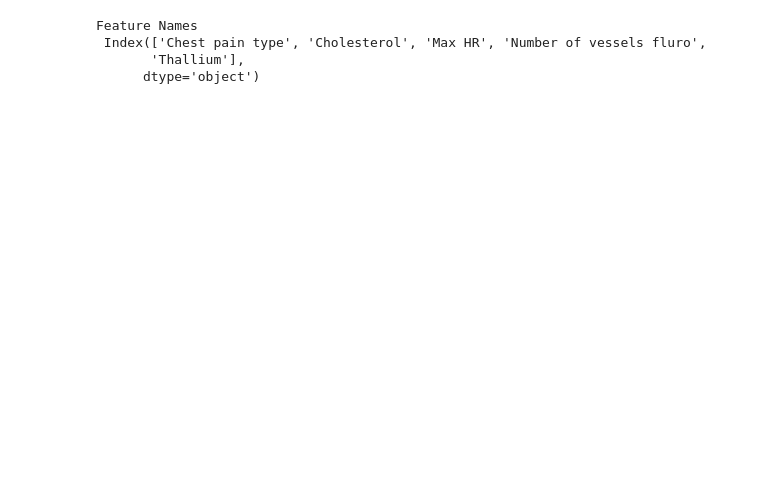
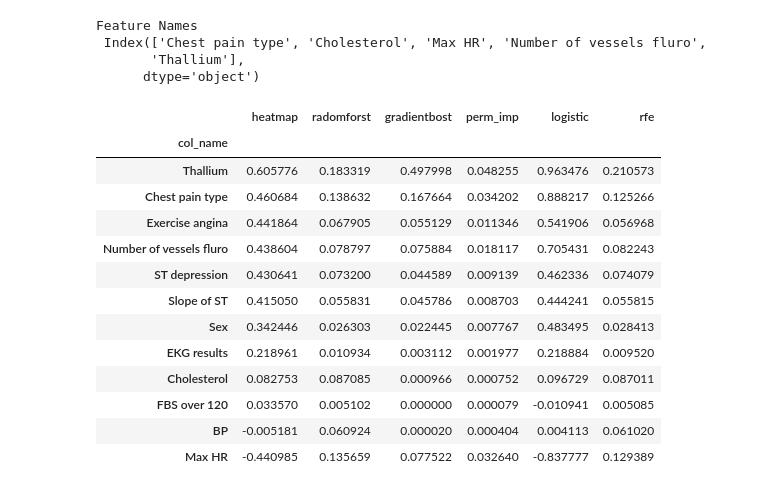
Before and after one commit to karansingh-chauhan/heart-desires-check, a Jupyter notebook: prepossing.ipynb, the cells around one changed output. Cells and saved outputs as stored; diff of their text form; code cells hidden in the pictures; blank space fills up the shorter version.

```diff
--- a/prepossing.ipynb
+++ b/prepossing.ipynb
@@ -228,3 +228,22 @@ Feature Names
  Index(['Chest pain type', 'Cholesterol', 'Max HR', 'Number of vessels fluro',
        'Thallium'],
       dtype='object')
+# %%
+total_fi=fi_df1.merge(fi_df2,on='col_name').merge(fi_df3,on='col_name').merge(fi_df4,on='col_name').merge(fi_df5,on='col_name')\
+                    .merge(fi_df6,on='col_name').set_index('col_name')
+total_fi
+# %% [output]
+|  | heatmap | radomforst | gradientbost | perm_imp | logistic | rfe |
+| col_name |  |  |  |  |  |  |
+| Thallium | 0.605776 | 0.183319 | 0.497998 | 0.048255 | 0.963476 | 0.210573 |
+| Chest pain type | 0.460684 | 0.138632 | 0.167664 | 0.034202 | 0.888217 | 0.125266 |
+| Exercise angina | 0.441864 | 0.067905 | 0.055129 | 0.011346 | 0.541906 | 0.056968 |
+| Number of vessels fluro | 0.438604 | 0.078797 | 0.075884 | 0.018117 | 0.705431 | 0.082243 |
+| ST depression | 0.430641 | 0.073200 | 0.044589 | 0.009139 | 0.462336 | 0.074079 |
+| Slope of ST | 0.415050 | 0.055831 | 0.045786 | 0.008703 | 0.444241 | 0.055815 |
+| Sex | 0.342446 | 0.026303 | 0.022445 | 0.007767 | 0.483495 | 0.028413 |
+| EKG results | 0.218961 | 0.010934 | 0.003112 | 0.001977 | 0.218884 | 0.009520 |
+| Cholesterol | 0.082753 | 0.087085 | 0.000966 | 0.000752 | 0.096729 | 0.087011 |
+| FBS over 120 | 0.033570 | 0.005102 | 0.000000 | 0.000079 | -0.010941 | 0.005085 |
+| BP | -0.005181 | 0.060924 | 0.000020 | 0.000404 | 0.004113 | 0.061020 |
+| Max HR | -0.440985 | 0.135659 | 0.077522 | 0.032640 | -0.837777 | 0.129389 |
```
Also changed, not shown: parts of 8 cells of this notebook.
